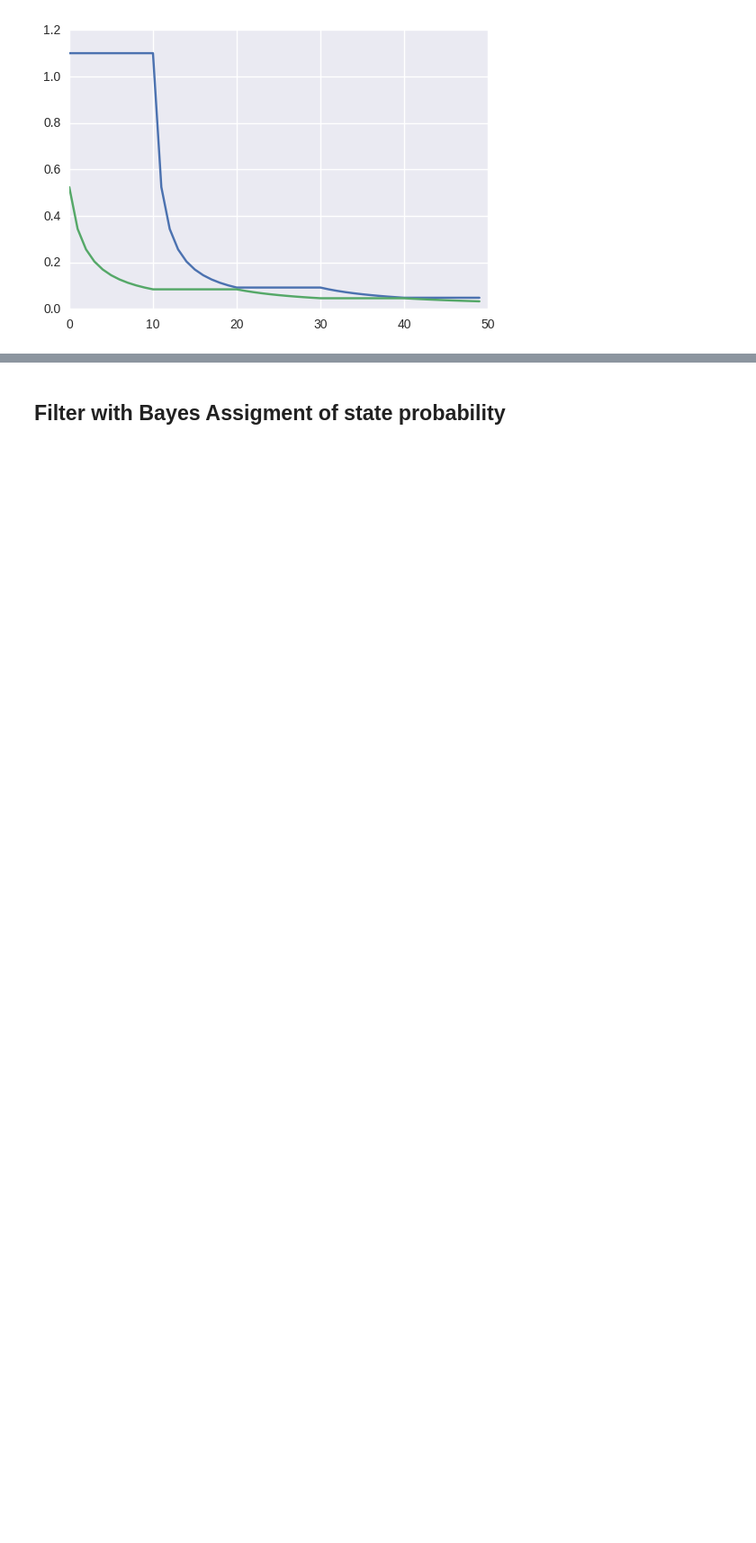
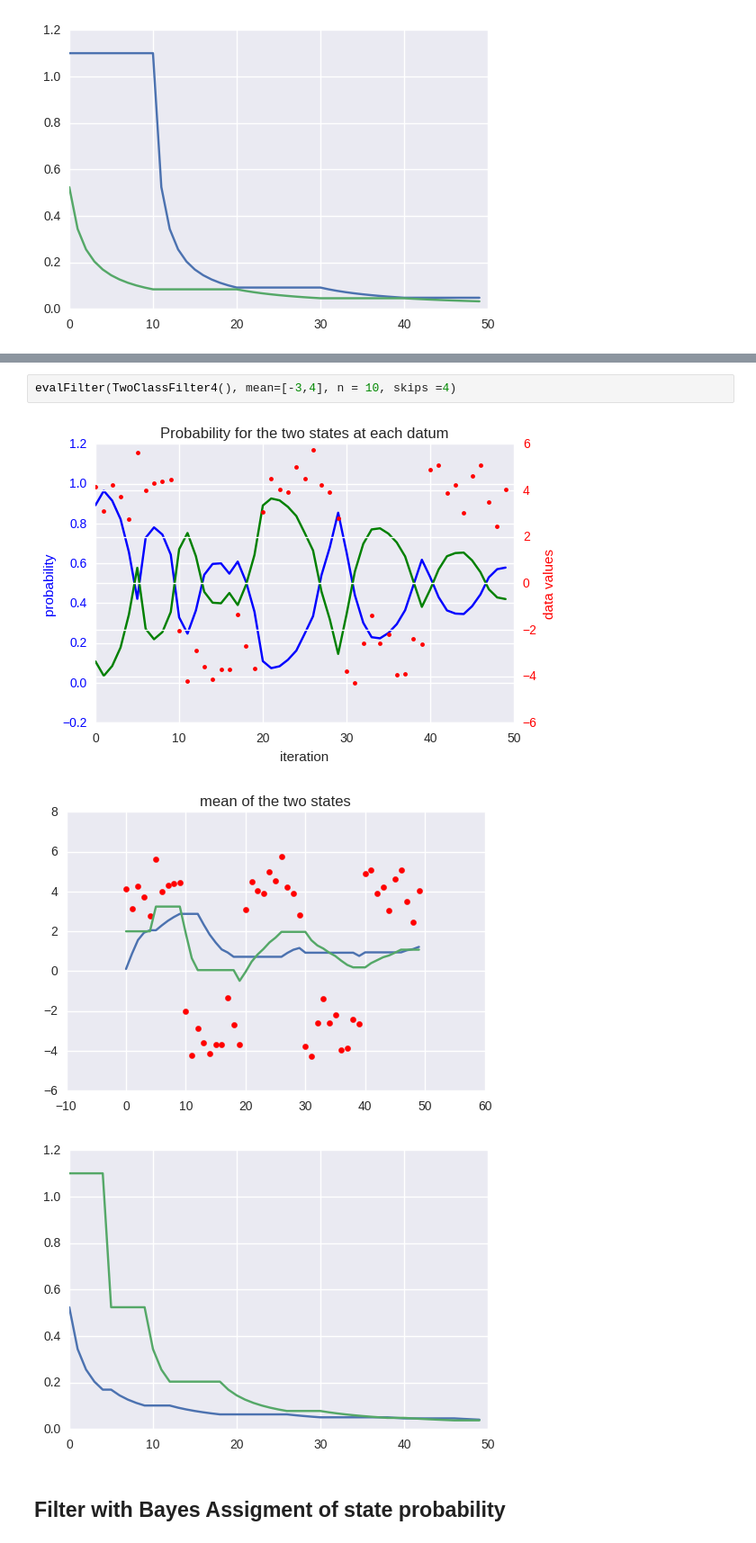
Before and after one commit to arne7morgen/MasterThesis, a Jupyter notebook: notebooks/AnsatzOpper.ipynb, the cells around one changed output, grey strips where cells are left out. Shown at 90% size. Saved outputs shown, nothing was run; the diff lists cells and outputs as text; blank space fills up the shorter version.

```diff
--- a/notebooks/AnsatzOpper.ipynb
+++ b/notebooks/AnsatzOpper.ipynb
@@ -200,3 +256,9 @@ evalFilter(TwoClassFilter2(), mean=[-3,4], n = 10, skips =4)
+# %%
+evalFilter(TwoClassFilter4(), mean=[-3,4], n = 10, skips =4)
+# %% [output]
+[figure, added]
+[figure, added]
+[figure, added]
 # %% [markdown]
 ## Filter with Bayes Assigment of state probability
 # %%
```
Also changed, not shown: parts of 3 cells of this notebook, 2 other files.
